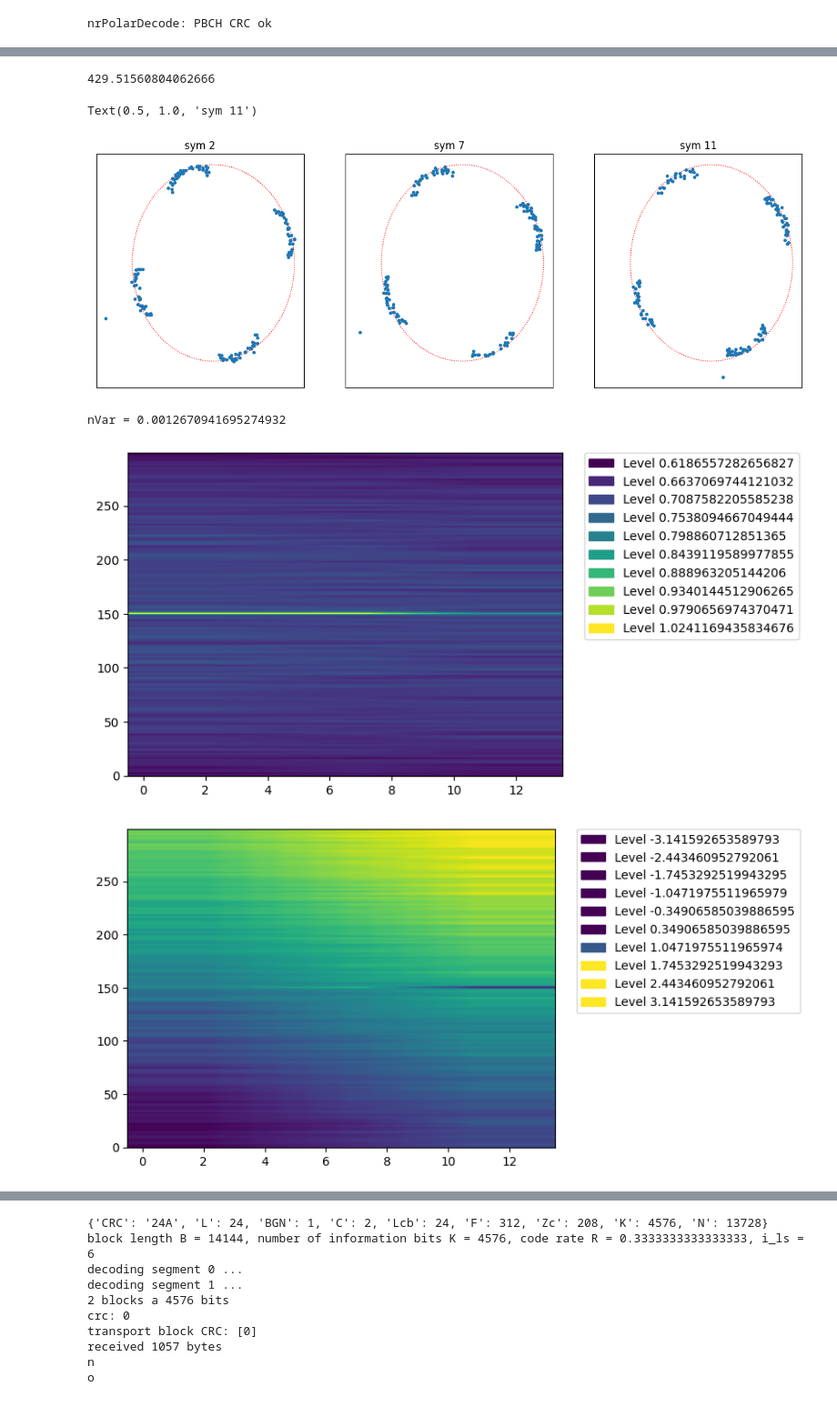
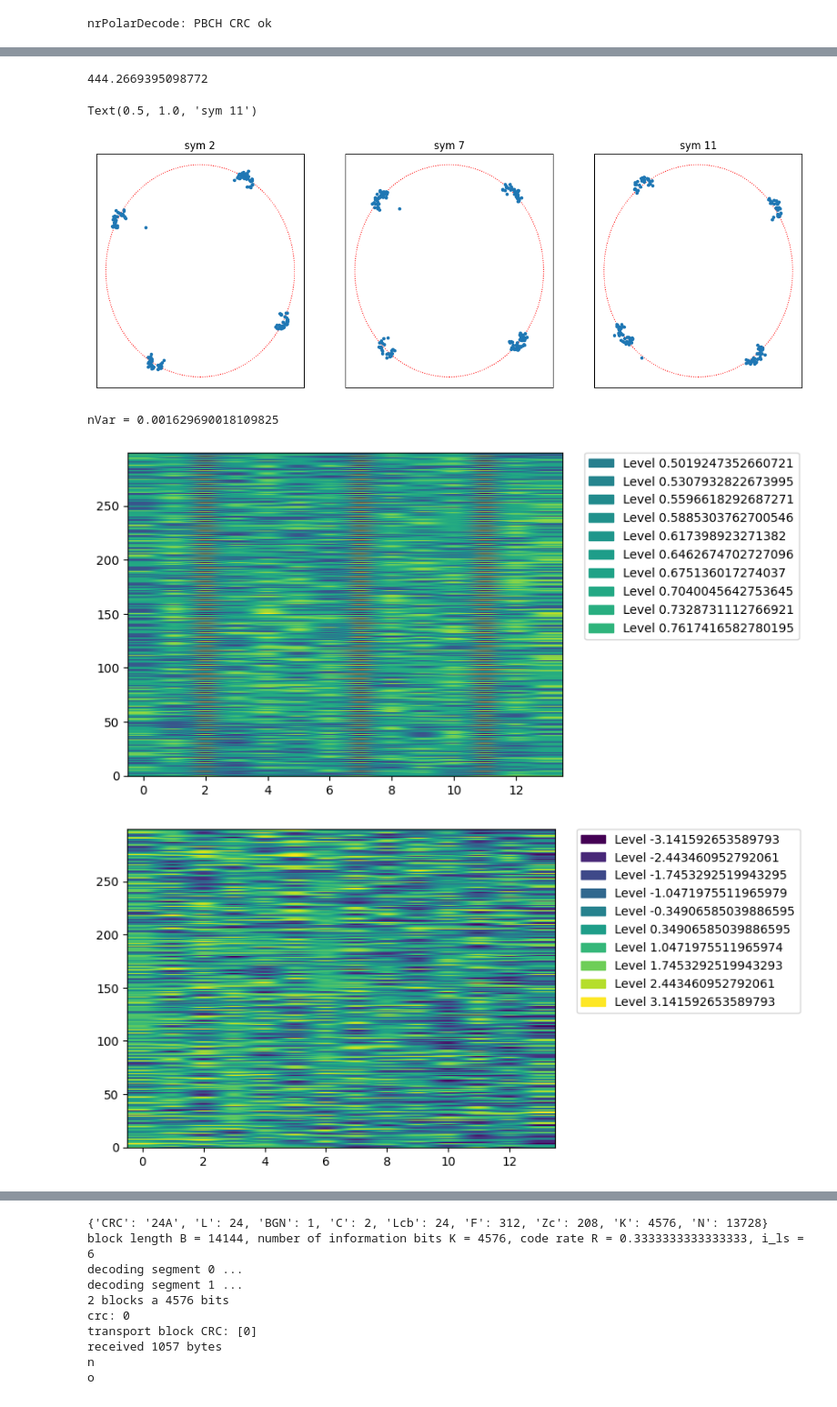
Before and after one commit to catkira/5G_experiments, a Jupyter notebook: test_py3gpp_skynet.ipynb, the cells around one changed output, grey strips where cells are left out. Shown at 91% size. Drawn from its saved outputs; the diff is of its cells as text; code cells hidden in the pictures.

Commit message:
add another plot about pilots which shows the problem with the hdl recording

```diff
--- a/test_py3gpp_skynet.ipynb
+++ b/test_py3gpp_skynet.ipynb
@@ -11,8 +11,8 @@ from data_path import data_path
 # skynet_tx_stream_3: good CFO, good STO, CRC ok
 # skynet_tx_hdl: good CFO, good STO
 # handle = sigmf.sigmffile.fromfile(data_path + '/skynet_tx_hdl_4.sigmf-data')
-handle = sigmf.sigmffile.fromfile(data_path + '/skynet_tx_hdl_good_cfo.sigmf-data')  # with PDSCH DMRS power boost
-# handle = sigmf.sigmffile.fromfile(data_path + '/skynet_tx_stream_3.sigmf-data')
+# handle = sigmf.sigmffile.fromfile(data_path + '/skynet_tx_hdl_good_cfo.sigmf-data')  # with PDSCH DMRS power boost
+handle = sigmf.sigmffile.fromfile(data_path + '/skynet_tx_stream_3.sigmf-data')
 delta_f = 0
 f = 1
 mu = 0
@@ -312,9 +312,9 @@ axs[2].set_xticks([])
 axs[2].set_yticks([])
 axs[2].set_title('sym 11')
 # %% [output]
-429.51560804062666
+444.2669395098772
 Text(0.5, 1.0, 'sym 11')
-[figure, old version]
+[figure, new version]
 # %%
 refGrid = np.zeros((carrier.NSizeGrid * 12, 14), 'complex')
 nrSetResources(dmrsIndices, refGrid, dmrs_ideal)
@@ -323,35 +323,38 @@ import matplotlib.patches as mpatches
 H, nVar = nrChannelEstimate(rxGrid = rxGrid, refGrid = np.sqrt(2)*refGrid)
 print(f'nVar = {nVar}')
 
 if False:
     # low pass filter H
     from PIL import Image, ImageDraw
     from scipy import fftpack
     fft1 = fftpack.fftshift(fftpack.fft2(H))
     x,y = H.shape[0],H.shape[1]
     e_x,e_y=x//10, y//10
     bbox=((x/2)-(e_x/2),(y/2)-(e_y/2),(x/2)+(e_x/2),(y/2)+(e_y/2))
     low_pass=Image.new("L",(H.shape[0],H.shape[1]),color=0)
     draw1=ImageDraw.Draw(low_pass)
     draw1.ellipse(bbox, fill=1)
     low_pass_np=np.array(low_pass)
     filtered=np.multiply(fft1,low_pass_np.T)
     H = np.real(fftpack.ifft2(fftpack.ifftshift(filtered)))
 
-im = plt.imshow(np.abs(H), origin='lower', aspect='auto')
+im = plt.imshow(np.abs(rxGrid), origin='lower', aspect='auto')
 values = np.linspace(np.min(np.abs(H)), np.max(np.abs(H)), 10)
 colors = [ im.cmap(im.norm(value)) for value in values]
 patches = [ mpatches.Patch(color=colors[i], label="Level {l}".format(l=values[i]) ) for i in range(len(values))]
 plt.legend(handles=patches, bbox_to_anchor=(1.05, 1), loc=2, borderaxespad=0.)
 plt.show()
 
-im = plt.imshow(np.angle(H), origin='lower', aspect='auto')
+im = plt.imshow(np.angle(rxGrid), origin='lower', aspect='auto')
 values = np.linspace(-np.pi, np.pi, 10)
 colors = [ im.cmap(im.norm(value)) for value in values]
 patches = [ mpatches.Patch(color=colors[i], label="Level {l}".format(l=values[i]) ) for i in range(len(values))]
 plt.legend(handles=patches, bbox_to_anchor=(1.05, 1), loc=2, borderaxespad=0.)
 plt.show()
+
+plt.plot(nrExtractResources(dmrsIndices, rxGrid/refGrid))
+plt.show()
 # %% [output]
-nVar = 0.0012670941695274932
+nVar = 0.001629690018109825
-[figure, old version]
+[figure, new version]
-[figure, old version]
+[figure, new version]
```
Also changed, not shown: parts of 14 cells of this notebook.
